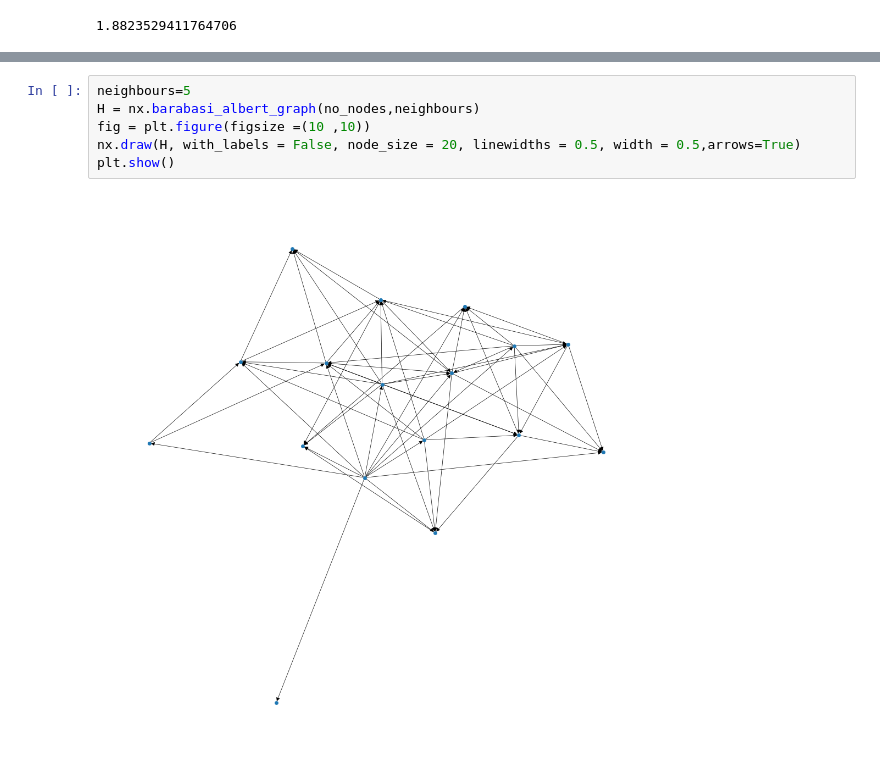
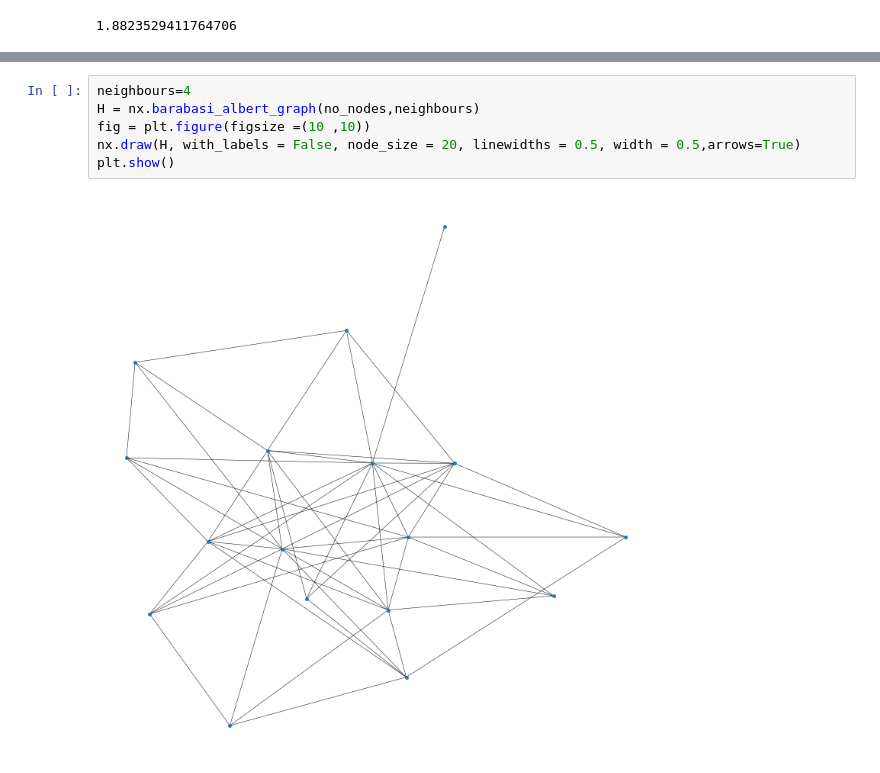
Before and after one commit to SanjanaHukkeri/NAM_Group, a Jupyter notebook: Davinci_SNA.ipynb, the cells around one changed output, grey strips where cells are left out. Drawn from its saved outputs; the diff is of its cells as text.

```diff
--- a/Davinci_SNA.ipynb
+++ b/Davinci_SNA.ipynb
@@ -601,11 +604,11 @@ plt.show()
 # %%
-neighbours=5
+neighbours=4
 H = nx.barabasi_albert_graph(no_nodes,neighbours)
 fig = plt.figure(figsize =(10 ,10))
 nx.draw(H, with_labels = False, node_size = 20, linewidths = 0.5, width = 0.5,arrows=True)
 plt.show()
 # %% [output]
-[figure, old version]
+[figure, new version]
 # %%
 H = nx.newman_watts_strogatz_graph(no_nodes,neighbours,p)
 fig = plt.figure(figsize =(10 ,10))
```
Also changed, not shown: parts of 42 cells of this notebook.
